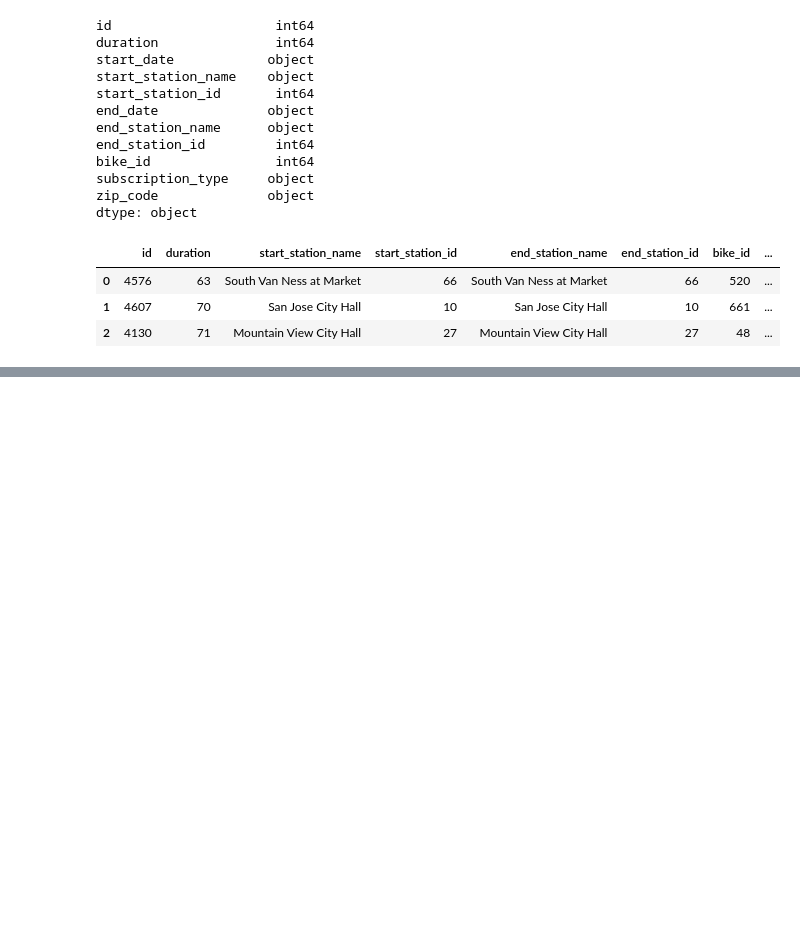
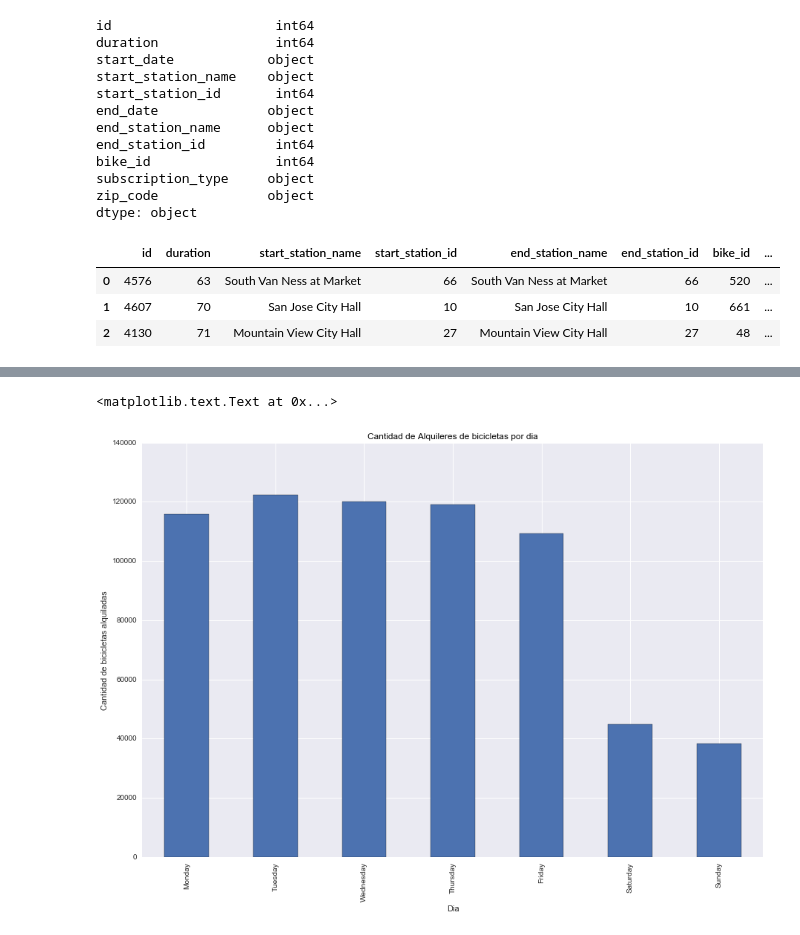
Before and after one commit to AlexVilla92/TP-Datos-2017, a Jupyter notebook: TP1-Exploracion-de-Datos-01-Cantidad-de-bicicletas-por-dia-y-hora.ipynb, the cells around one changed output, grey strips where cells are left out. Drawn from its saved outputs; the diff is of its cells as text; code cells hidden in the pictures; blank space fills up the shorter version.

Commit message:
Arreglo de dias de semana

```diff
--- a/TP1-Exploracion-de-Datos-01-Cantidad-de-bicicletas-por-dia-y-hora.ipynb
+++ b/TP1-Exploracion-de-Datos-01-Cantidad-de-bicicletas-por-dia-y-hora.ipynb
@@ -91,0 +99,3 @@ trips['hour'].value_counts().sort_index().plot(kind = 'bar', figsize = (10,6));
+# %%
+diasDeSemana = trips['weekday'].value_counts()
+diasDeSemana
@@ -91,0 +111,7 @@ trips['hour'].value_counts().sort_index().plot(kind = 'bar', figsize = (10,6));
+# %%
+#Cambio los dias por su respectivo numero Empieza desde el lunes, lunes = 1
+#trips['weekday'].value_counts().reindex([2,3,4,1,5,6,7]) # se usa con rename
+# Intento fallido el de arriba xD
+diasDeSemana  = diasDeSemana.reindex(['Monday','Tuesday','Wednesday','Thursday','Friday','Saturday','Sunday'])
+diasDeSemana
+#otra forma seria con un rename
@@ -92,7 +127,10 @@ trips['hour'].value_counts().sort_index().plot(kind = 'bar', figsize = (10,6));
 # %%
 #Pregunta: cantidad de alquileres por dia
-#plt.figure()
-#plt.title('Cantidad de Alquileres de bicicletas por dia', color = 'black')
-#trips['weekday'].value_counts()\
-#        .reindex([1,5,6,7,0,2,3 ] + range(3, len(train)))\
-#        .plot(kind = 'bar', figsize = (10,6));
+plt.figure()
+plt.title('Cantidad de Alquileres de bicicletas por dia', color = 'black')
+diasDeSemana.plot(kind = 'bar', figsize = (15,10));
+plt.ylabel('Cantidad de bicicletas alquiladas')
+plt.xlabel('Dia')
+# %% [output]
+<matplotlib.text.Text at 0x...>
+[figure, added]
```
Also changed, not shown: parts of 6 cells of this notebook.
